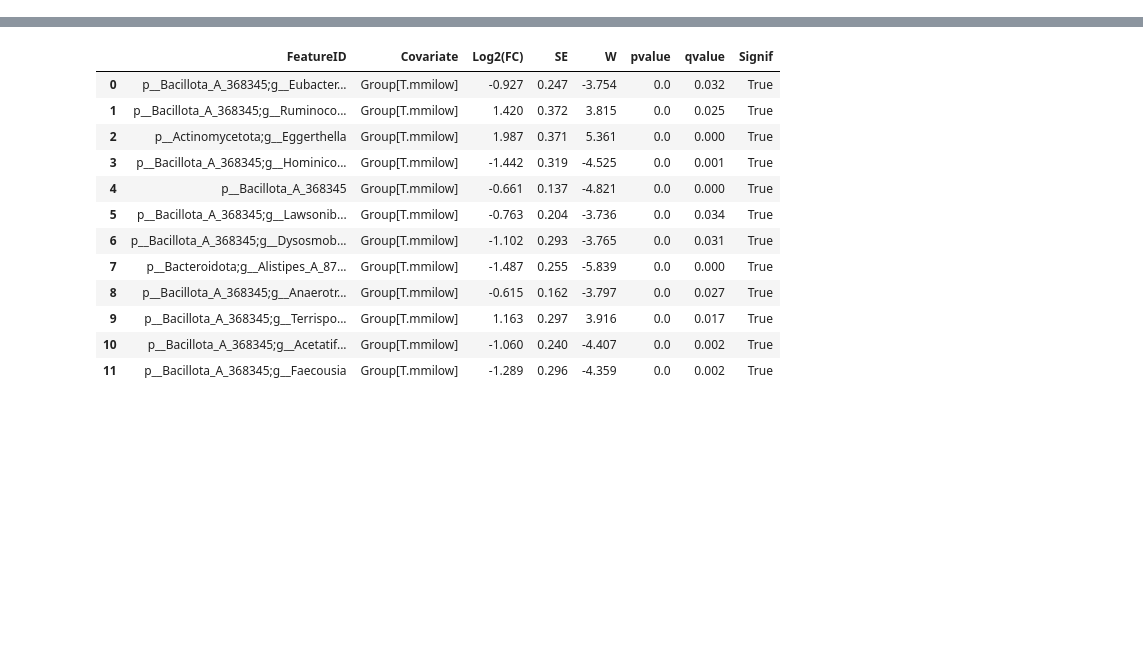
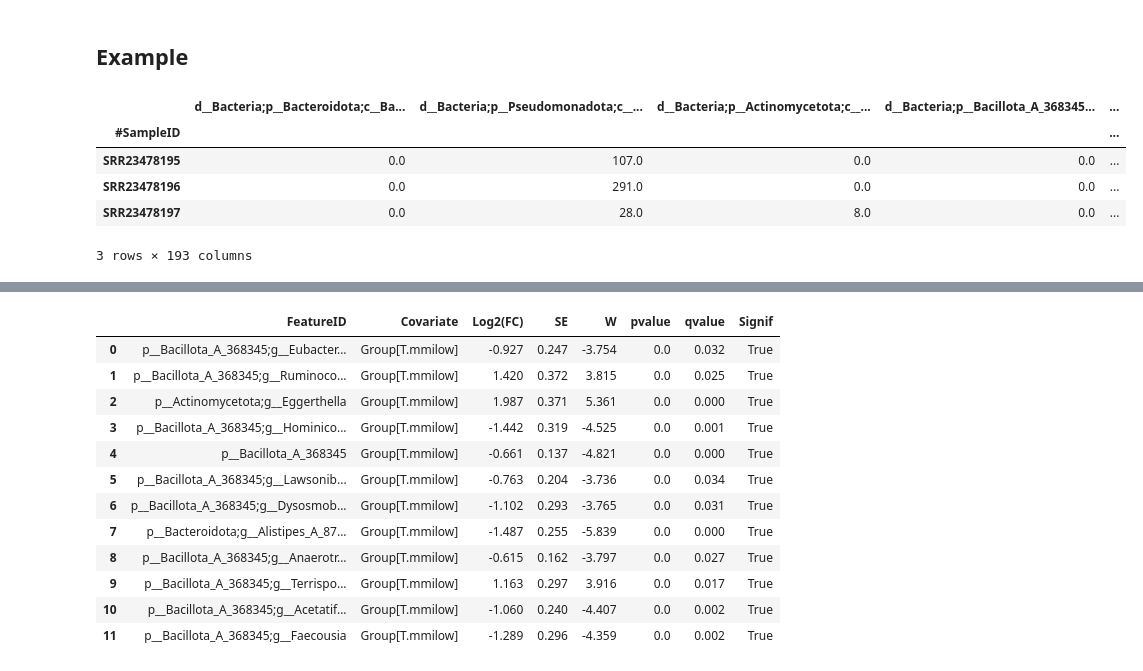
Before and after one commit to wypark829/ancombcviz, a Jupyter notebook: examples/examples_ancomviz.ipynb, the cells around one changed output, grey strips where cells are left out. Saved outputs shown, nothing was run; the diff lists cells and outputs as text; code cells hidden in the pictures; blank space fills up the shorter version.

```diff
--- a/examples/examples_ancomviz.ipynb
+++ b/examples/examples_ancomviz.ipynb
@@ -5,7 +5,18 @@ import os
 # %%
 table = pd.read_csv("examples/pre10_genus.tsv", sep='\t', index_col=0)
 meta = pd.read_csv("examples/final_italy_mmi.tsv", sep='\t').set_index("#SampleID")
+# %% [markdown]
+## Example
 # %%
 meta = meta[meta["Host_disease"] == "Control"].copy()
 
 table = table.loc[meta.index]
+# %%
+table.head(3)
+# %% [output]
+|  | d__Bacteria;p__Bacteroidota;c__Ba... | d__Bacteria;p__Pseudomonadota;c__... | d__Bacteria;p__Actinomycetota;c__... | d__Bacteria;p__Bacillota_A_368345... | ... |
+| #SampleID |  |  |  |  | ... |
+| SRR23478195 | 0.0 | 107.0 | 0.0 | 0.0 | ... |
+| SRR23478196 | 0.0 | 291.0 | 0.0 | 0.0 | ... |
+| SRR23478197 | 0.0 | 28.0 | 8.0 | 0.0 | ... |
+3 rows × 193 columns
```
Also changed, not shown: parts of 3 cells of this notebook, 6 other files.
